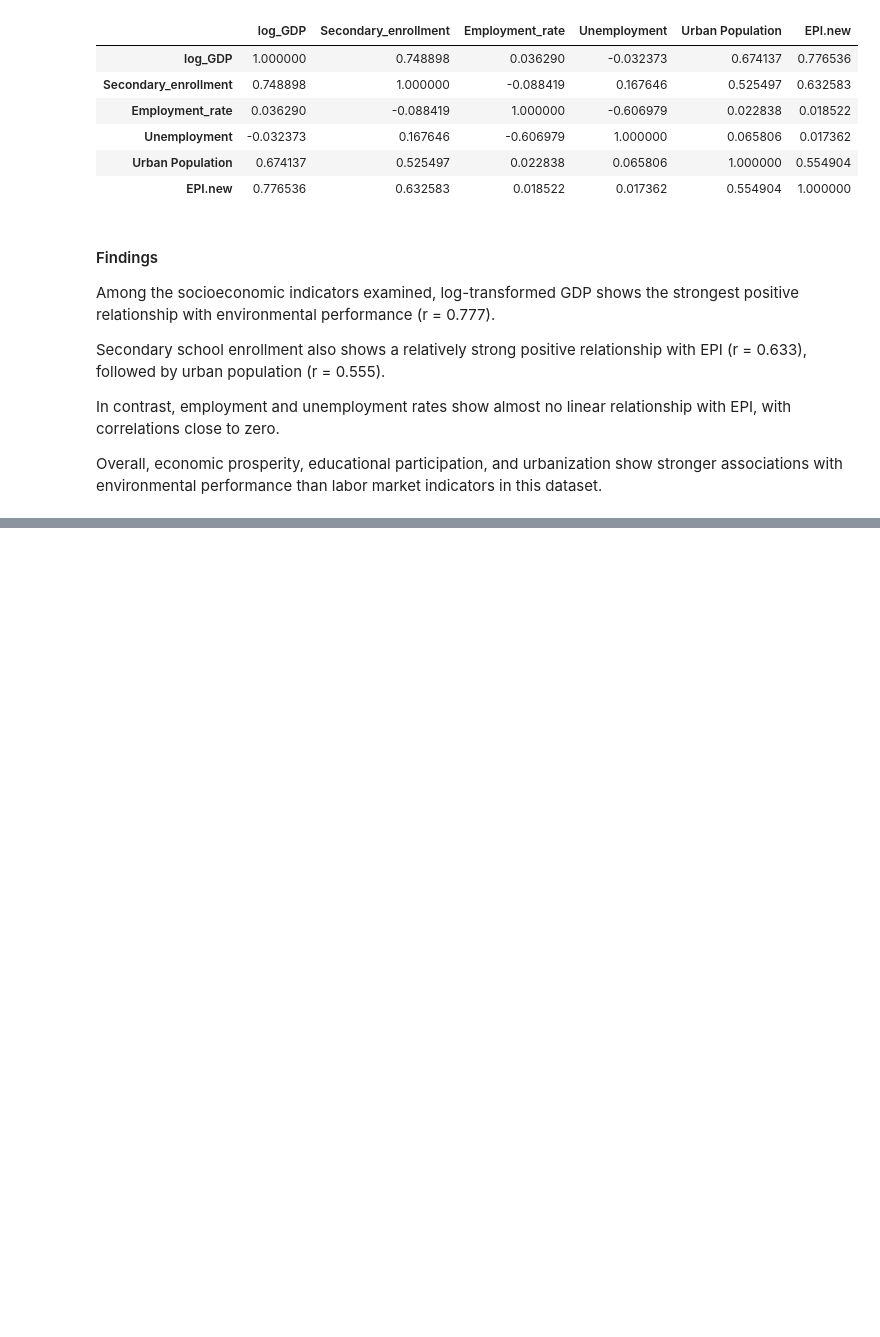
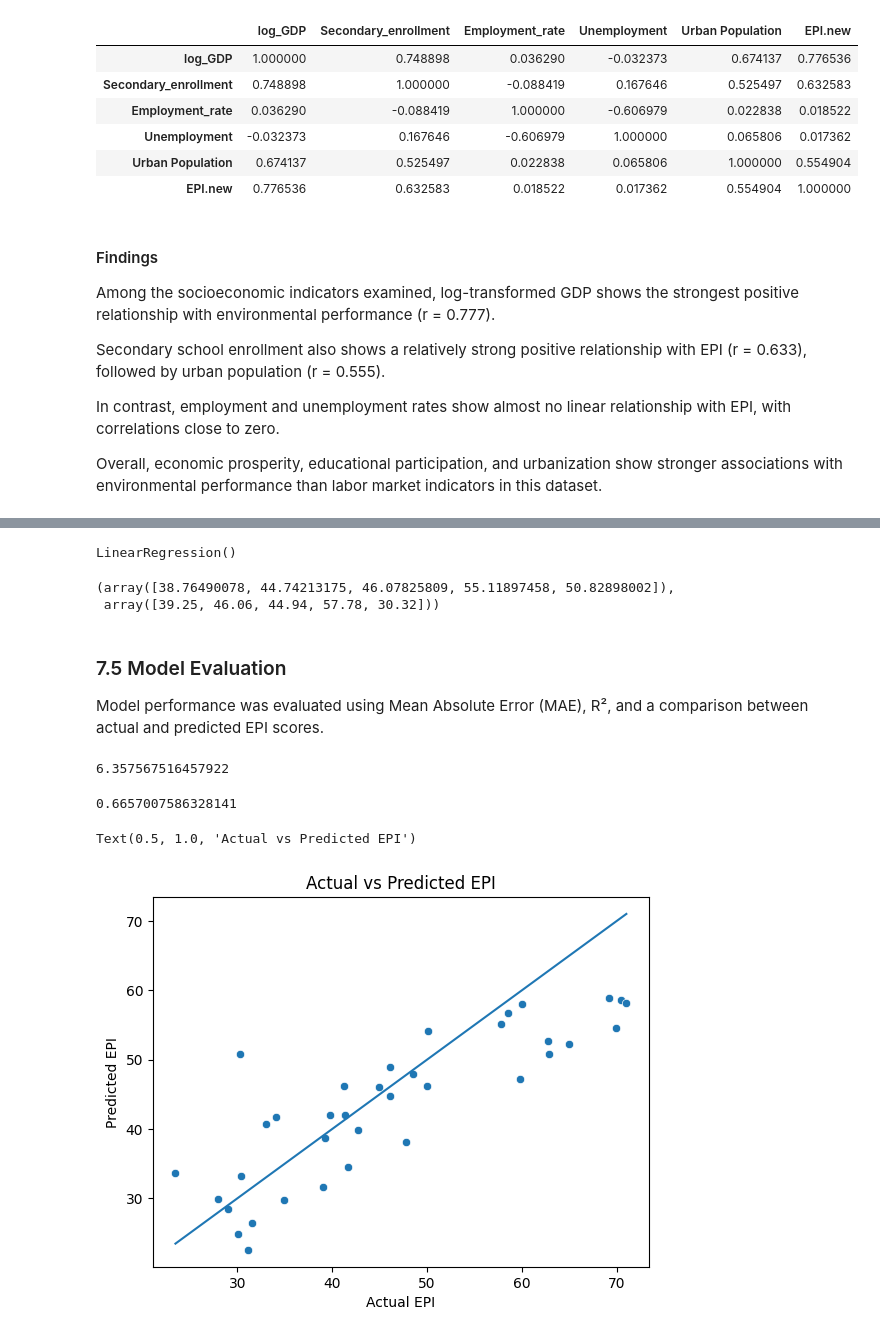
Before and after one commit to Adapala4/environmental-performance-analysis, a Jupyter notebook: environmental_analysis.ipynb, the cells around one changed output, grey strips where cells are left out. Drawn from its saved outputs; the diff is of its cells as text; code cells hidden in the pictures; blank space fills up the shorter version.

Commit message:
Add initial linear regression model and evaluation

```diff
--- a/environmental_analysis.ipynb
+++ b/environmental_analysis.ipynb
@@ -902,0 +950,4 @@ Overall, the results suggest that environmental performance is associated with s
+# %%
+imputer = SimpleImputer(strategy='median')
+X_train = imputer.fit_transform(X_train)
+X_test = imputer.transform(X_test)
@@ -902,0 +958,36 @@ Overall, the results suggest that environmental performance is associated with s
+# %%
+model = LinearRegression()
+# %%
+model.fit(X_train, y_train)
+# %% [output]
+LinearRegression()
+# %%
+predictions = model.predict(X_test)
+# %%
+predictions[:5], y_test.iloc[:5].values
+# %% [output]
+(array([38.76490078, 44.74213175, 46.07825809, 55.11897458, 50.82898002]),
+ array([39.25, 46.06, 44.94, 57.78, 30.32]))
+# %% [markdown]
+### 7.5 Model Evaluation
+
+Model performance was evaluated using Mean Absolute Error (MAE), R², and a comparison between actual and predicted EPI scores.
+# %%
+mae = mean_absolute_error(y_test, predictions)
+mae
+# %% [output]
+6.357567516457922
+# %%
+r2 = r2_score(y_test, predictions)
+r2
+# %% [output]
+0.6657007586328141
+# %%
+sns.scatterplot( x = y_test, y = predictions)
+plt.plot([y_test.min(), y_test.max()], [y_test.min(), y_test.max()])
+plt.xlabel('Actual EPI')
+plt.ylabel('Predicted EPI')
+plt.title('Actual vs Predicted EPI')
+# %% [output]
+Text(0.5, 1.0, 'Actual vs Predicted EPI')
+[figure, added]
```
Also changed, not shown: parts of 12 cells of this notebook.
